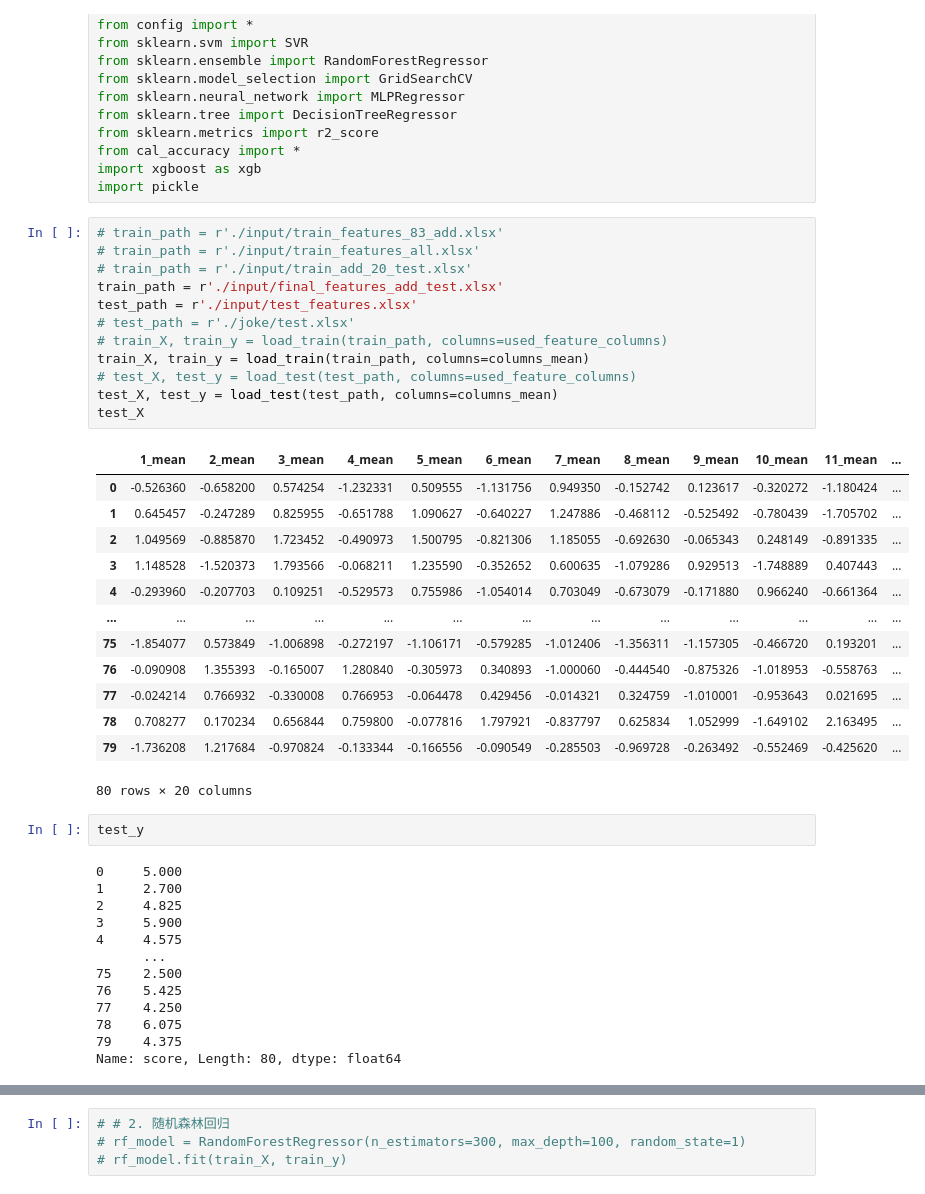
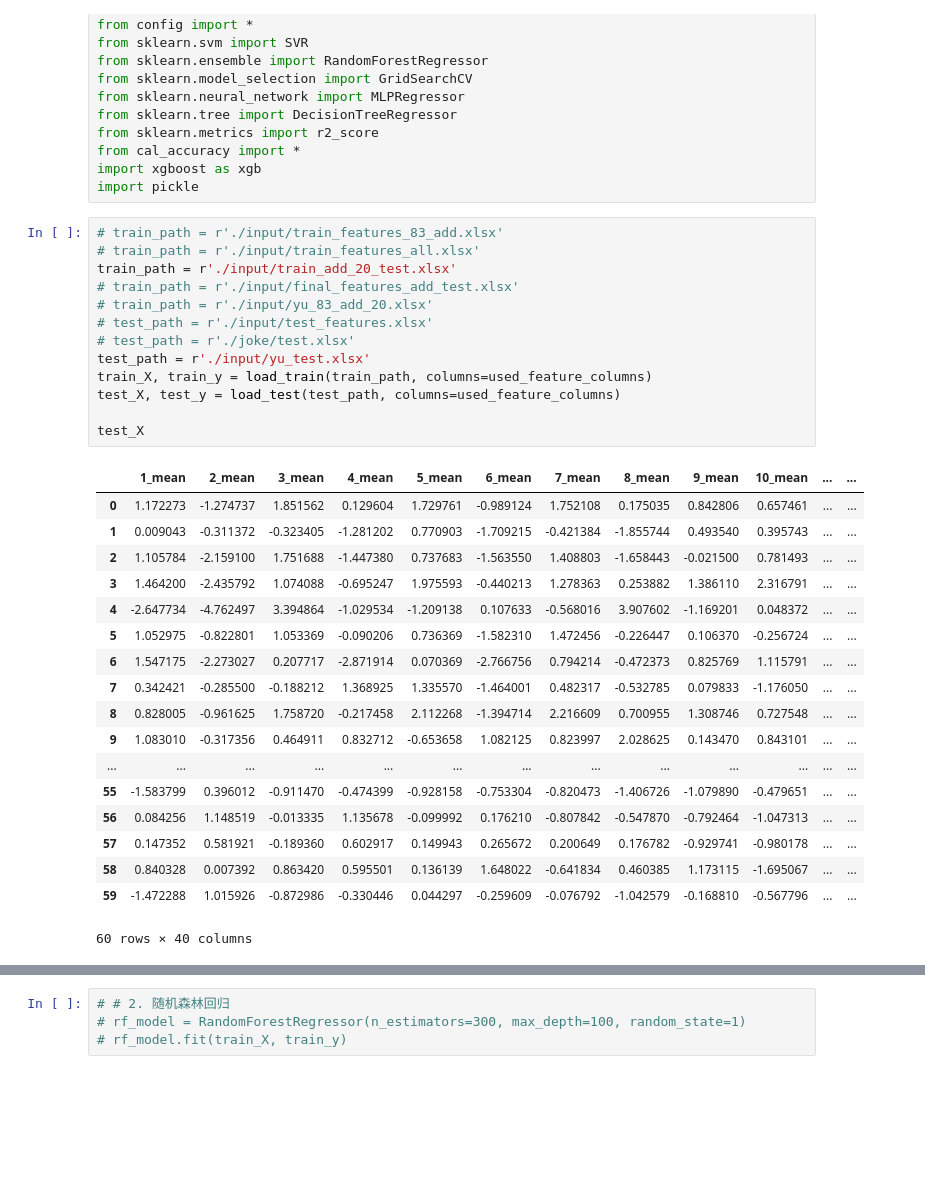
Before and after one commit to BlackThompson/MFCC_Noise_regression, a Jupyter notebook: model/SVR_model.ipynb, the cells around one changed output, grey strips where cells are left out. Drawn from its saved outputs; the diff is of its cells as text; blank space fills up the shorter version.

```diff
--- a/model/SVR_model.ipynb
+++ b/model/SVR_model.ipynb
@@ -15,41 +15,32 @@ import pickle
 # %%
 # train_path = r'./input/train_features_83_add.xlsx'
 # train_path = r'./input/train_features_all.xlsx'
-# train_path = r'./input/train_add_20_test.xlsx'
-train_path = r'./input/final_features_add_test.xlsx'
-test_path = r'./input/test_features.xlsx'
+train_path = r'./input/train_add_20_test.xlsx'
+# train_path = r'./input/final_features_add_test.xlsx'
+# train_path = r'./input/yu_83_add_20.xlsx'
+# test_path = r'./input/test_features.xlsx'
 # test_path = r'./joke/test.xlsx'
-# train_X, train_y = load_train(train_path, columns=used_feature_columns)
-train_X, train_y = load_train(train_path, columns=columns_mean)
-# test_X, test_y = load_test(test_path, columns=used_feature_columns)
-test_X, test_y = load_test(test_path, columns=columns_mean)
+test_path = r'./input/yu_test.xlsx'
+train_X, train_y = load_train(train_path, columns=used_feature_columns)
+test_X, test_y = load_test(test_path, columns=used_feature_columns)
+
 test_X
 # %% [output]
-|  | 1_mean | 2_mean | 3_mean | 4_mean | 5_mean | 6_mean | 7_mean | 8_mean | 9_mean | 10_mean | 11_mean | ... |
-| 0 | -0.526360 | -0.658200 | 0.574254 | -1.232331 | 0.509555 | -1.131756 | 0.949350 | -0.152742 | 0.123617 | -0.320272 | -1.180424 | ... |
-| 1 | 0.645457 | -0.247289 | 0.825955 | -0.651788 | 1.090627 | -0.640227 | 1.247886 | -0.468112 | -0.525492 | -0.780439 | -1.705702 | ... |
-| 2 | 1.049569 | -0.885870 | 1.723452 | -0.490973 | 1.500795 | -0.821306 | 1.185055 | -0.692630 | -0.065343 | 0.248149 | -0.891335 | ... |
-| 3 | 1.148528 | -1.520373 | 1.793566 | -0.068211 | 1.235590 | -0.352652 | 0.600635 | -1.079286 | 0.929513 | -1.748889 | 0.407443 | ... |
-| 4 | -0.293960 | -0.207703 | 0.109251 | -0.529573 | 0.755986 | -1.054014 | 0.703049 | -0.673079 | -0.171880 | 0.966240 | -0.661364 | ... |
+|  | 1_mean | 2_mean | 3_mean | 4_mean | 5_mean | 6_mean | 7_mean | 8_mean | 9_mean | 10_mean | ... | ... |
+| 0 | 1.172273 | -1.274737 | 1.851562 | 0.129604 | 1.729761 | -0.989124 | 1.752108 | 0.175035 | 0.842806 | 0.657461 | ... | ... |
+| 1 | 0.009043 | -0.311372 | -0.323405 | -1.281202 | 0.770903 | -1.709215 | -0.421384 | -1.855744 | 0.493540 | 0.395743 | ... | ... |
+| 2 | 1.105784 | -2.159100 | 1.751688 | -1.447380 | 0.737683 | -1.563550 | 1.408803 | -1.658443 | -0.021500 | 0.781493 | ... | ... |
+| 3 | 1.464200 | -2.435792 | 1.074088 | -0.695247 | 1.975593 | -0.440213 | 1.278363 | 0.253882 | 1.386110 | 2.316791 | ... | ... |
+| 4 | -2.647734 | -4.762497 | 3.394864 | -1.029534 | -1.209138 | 0.107633 | -0.568016 | 3.907602 | -1.169201 | 0.048372 | ... | ... |
+| 5 | 1.052975 | -0.822801 | 1.053369 | -0.090206 | 0.736369 | -1.582310 | 1.472456 | -0.226447 | 0.106370 | -0.256724 | ... | ... |
+| 6 | 1.547175 | -2.273027 | 0.207717 | -2.871914 | 0.070369 | -2.766756 | 0.794214 | -0.472373 | 0.825769 | 1.115791 | ... | ... |
+| 7 | 0.342421 | -0.285500 | -0.188212 | 1.368925 | 1.335570 | -1.464001 | 0.482317 | -0.532785 | 0.079833 | -1.176050 | ... | ... |
+| 8 | 0.828005 | -0.961625 | 1.758720 | -0.217458 | 2.112268 | -1.394714 | 2.216609 | 0.700955 | 1.308746 | 0.727548 | ... | ... |
+| 9 | 1.083010 | -0.317356 | 0.464911 | 0.832712 | -0.653658 | 1.082125 | 0.823997 | 2.028625 | 0.143470 | 0.843101 | ... | ... |
 | ... | ... | ... | ... | ... | ... | ... | ... | ... | ... | ... | ... | ... |
-| 75 | -1.854077 | 0.573849 | -1.006898 | -0.272197 | -1.106171 | -0.579285 | -1.012406 | -1.356311 | -1.157305 | -0.466720 | 0.193201 | ... |
-| 76 | -0.090908 | 1.355393 | -0.165007 | 1.280840 | -0.305973 | 0.340893 | -1.000060 | -0.444540 | -0.875326 | -1.018953 | -0.558763 | ... |
-| 77 | -0.024214 | 0.766932 | -0.330008 | 0.766953 | -0.064478 | 0.429456 | -0.014321 | 0.324759 | -1.010001 | -0.953643 | 0.021695 | ... |
-| 78 | 0.708277 | 0.170234 | 0.656844 | 0.759800 | -0.077816 | 1.797921 | -0.837797 | 0.625834 | 1.052999 | -1.649102 | 2.163495 | ... |
-| 79 | -1.736208 | 1.217684 | -0.970824 | -0.133344 | -0.166556 | -0.090549 | -0.285503 | -0.969728 | -0.263492 | -0.552469 | -0.425620 | ... |
+| 55 | -1.583799 | 0.396012 | -0.911470 | -0.474399 | -0.928158 | -0.753304 | -0.820473 | -1.406726 | -1.079890 | -0.479651 | ... | ... |
+| 56 | 0.084256 | 1.148519 | -0.013335 | 1.135678 | -0.099992 | 0.176210 | -0.807842 | -0.547870 | -0.792464 | -1.047313 | ... | ... |
+| 57 | 0.147352 | 0.581921 | -0.189360 | 0.602917 | 0.149943 | 0.265672 | 0.200649 | 0.176782 | -0.929741 | -0.980178 | ... | ... |
+| 58 | 0.840328 | 0.007392 | 0.863420 | 0.595501 | 0.136139 | 1.648022 | -0.641834 | 0.460385 | 1.173115 | -1.695067 | ... | ... |
+| 59 | -1.472288 | 1.015926 | -0.872986 | -0.330446 | 0.044297 | -0.259609 | -0.076792 | -1.042579 | -0.168810 | -0.567796 | ... | ... |
-80 rows × 20 columns
+60 rows × 40 columns
-# %%
-test_y
-# %% [output]
-0     5.000
-1     2.700
-2     4.825
-3     5.900
-4     4.575
-      ...
-75    2.500
-76    5.425
-77    4.250
-78    6.075
-79    4.375
-Name: score, Length: 80, dtype: float64
```
Also changed, not shown: parts of 11 cells of this notebook, 5 other files.
